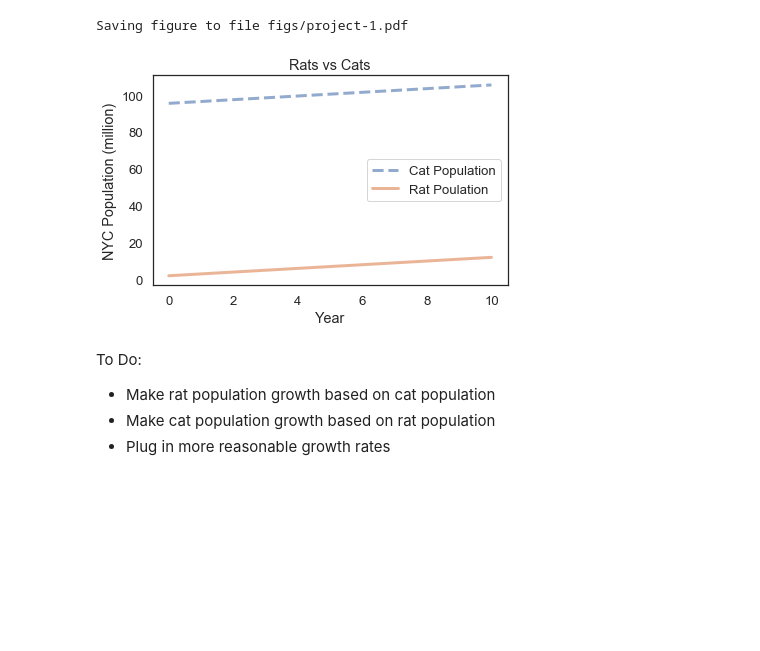
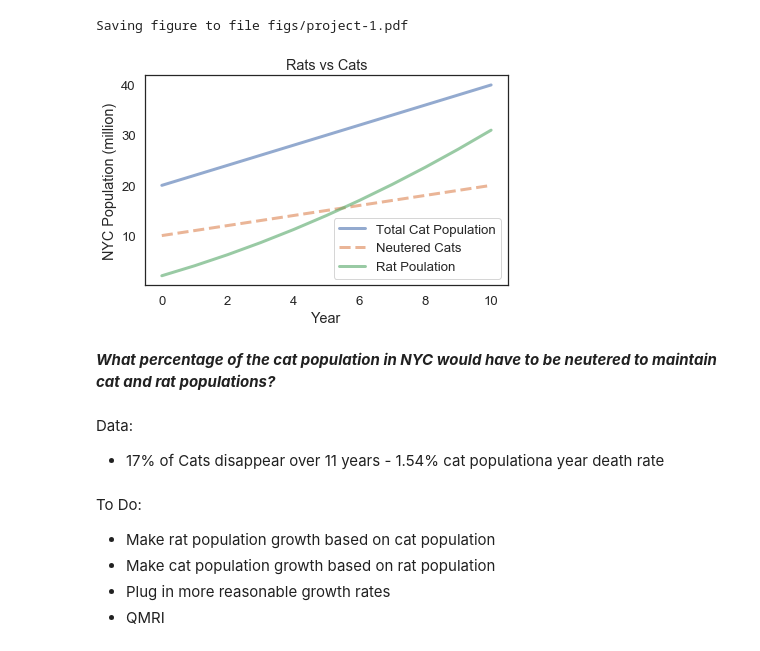
Before and after one commit to Griffith-Stites/ModSimPy, a Jupyter notebook: code/Project_1.ipynb, the cells around one changed output. Cells and saved outputs as stored; diff of their text form; code cells hidden in the pictures; blank space fills up the shorter version.

```diff
--- a/code/Project_1.ipynb
+++ b/code/Project_1.ipynb
@@ -97,0 +86,5 @@ rates = System(death_rate_cat=death_rate_cat, growth_rate_cat=growth_rate_cat, d
+# %%
+#This cell establishes the model parameters
+
+populations = State(cats_not_neutered=10, cats_neutered = 10, rat=2) #Establishes the cat and rat population
+rates = System()#Opens an empty rate System
@@ -97,0 +93,10 @@ rates = System(death_rate_cat=death_rate_cat, growth_rate_cat=growth_rate_cat, d
+# %%
+#This cell allows easy access to change model parameters such as cat population
+
+rates.rat_coefficient = .1 #Establishes the relationship between Rat and Cat population
+
+timescale = 10 #Sets the timescale for the predictions in years
+rates.death_rate_cat = 2 #Sets the death rate for cats
+rates.growth_rate_cat= 3 #Sets the growth rate for cats
+
+resultsCats_neutered = run_simulation(populations.cats_neutered, rates, timescale, population_update_cat)
@@ -97,0 +120,2 @@ rates = System(death_rate_cat=death_rate_cat, growth_rate_cat=growth_rate_cat, d
+# %%
+resultsCats_not_neutered = run_simulation(populations.cats_not_neutered, rates, timescale, population_update_cat)
@@ -98,5 +135,6 @@ rates = System(death_rate_cat=death_rate_cat, growth_rate_cat=growth_rate_cat, d
 # %%
-resultsRats = run_simulation_rat(populations, rates, 10, population_update_rat)
+totalCatPop = resultsCats_neutered + resultsCats_not_neutered
+resultsRats = run_simulation_rat (populations.rat, totalCatPop, rates, timescale, population_update_rat)
 # %% [output]
 |  | values |
 | 0 | 2.0 |
@@ -128,12 +151,19 @@ resultsCats = run_simulation_cat(populations, rates, 10, population_update_cat)
 # %%
-plot_results(resultsCats, resultsRats, 'Rats vs Cats')
+plot_results(totalCatPop, resultsCats_neutered, resultsRats, 'Rats vs Cats')
 savefig('figs/project-1.pdf')
 # %% [output]
 Saving figure to file figs/project-1.pdf
-[figure, old version]
+[figure, new version]
+# %% [markdown]
+***What percentage of the cat population in NYC would have to be neutered to maintain cat and rat populations?***
+# %% [markdown]
+Data:
+
+ - 17% of Cats disappear over 11 years - 1.54% cat populationa year death rate
 # %% [markdown]
 To Do:
 
 - Make rat population growth based on cat population
 - Make cat population growth based on rat population
 - Plug in more reasonable growth rates
+- QMRI
```
Also changed, not shown: parts of 17 cells of this notebook.
